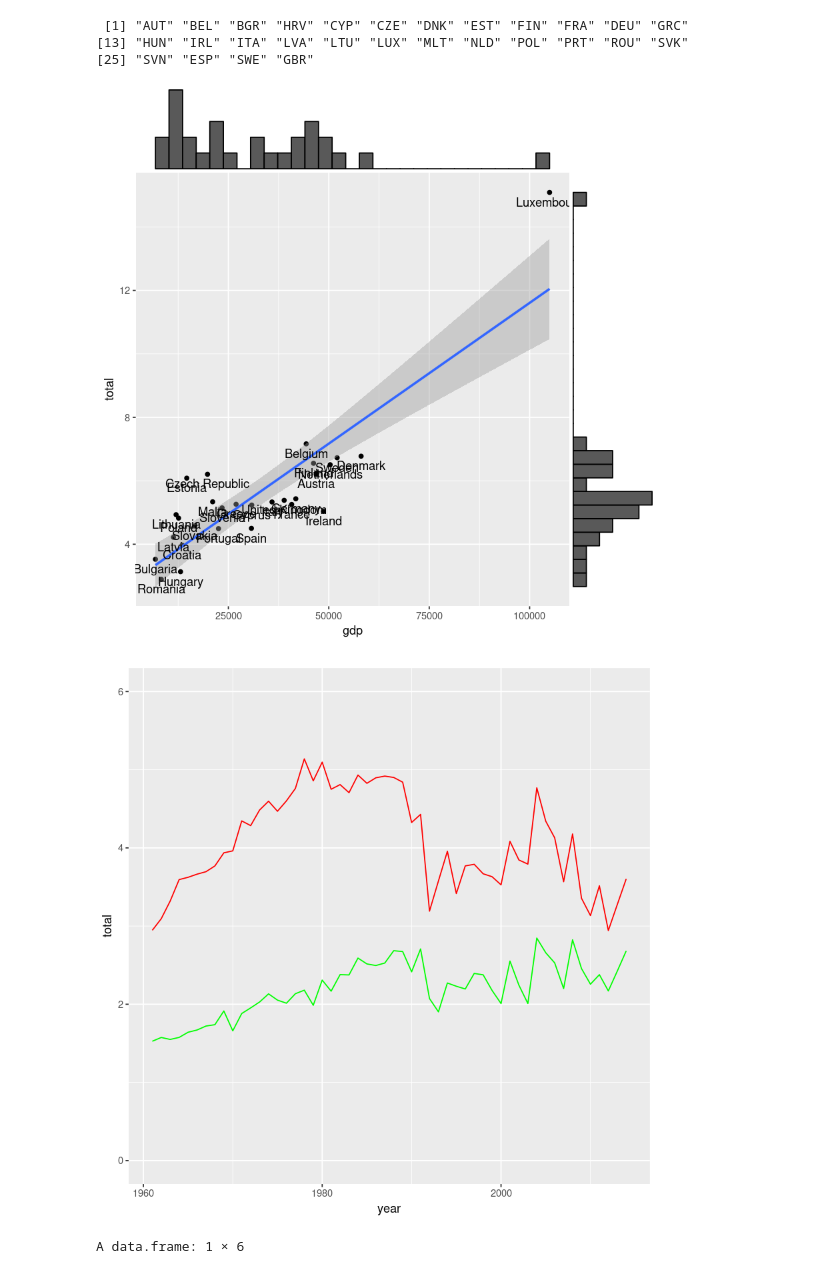
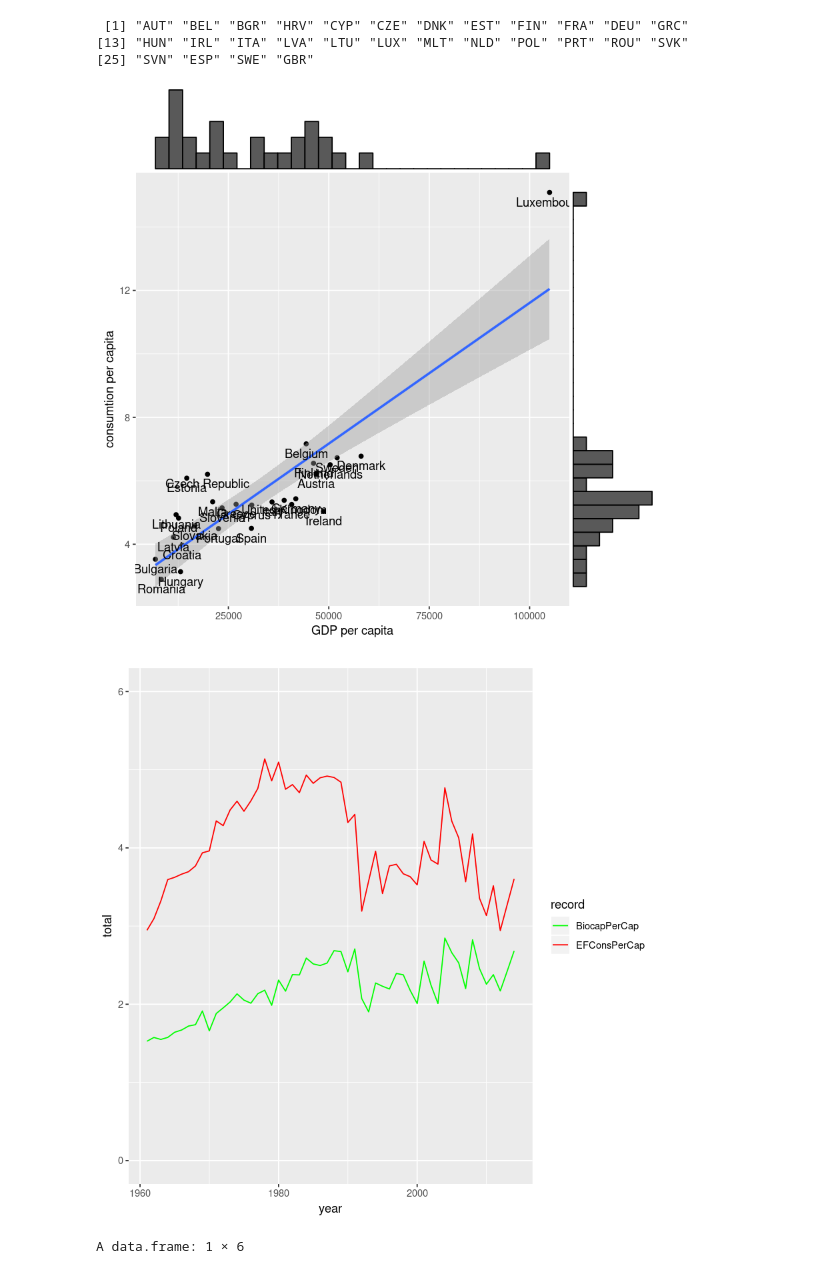
Before and after one commit to Helegris0/footprintr, a Jupyter notebook: ecological_footprint.ipynb, the cells around one changed output. Cells and saved outputs as stored; diff of their text form; code cells hidden in the pictures.

```diff
--- a/ecological_footprint.ipynb
+++ b/ecological_footprint.ipynb
@@ -6,4 +7,4 @@ library(tidyverse)
 # %% [markdown]
 Adatok forrása: https://www.kaggle.com/footprintnetwork/national-footprint-accounts-2018
 # %%
-data <- read.csv('NFA_2018.csv')
+(data <- read.csv('NFA_2018.csv'))
@@ -69,21 +107,23 @@ data_eu_percap <- data %>%
 plot_center = ggplot(data_eu_percap, aes(x=gdp, y=total)) +
     geom_point() +
     geom_smooth(method='lm') +
-    geom_text(aes(label=country), vjust=1.5)
+    geom_text(aes(label=country), vjust=1.5) +
+    xlab('GDP per capita') +
+    ylab('consumtion per capita')
 ggMarginal(plot_center, type='histogram')
 # %% [output]
-[figure, old version]
+[figure, new version]
 # %%
 data_hun <- data %>%
-    filter(record == 'EFConsPerCap' | record == 'BiocapPerCap', country == 'Hungary') %>%
+    filter(record == 'BiocapPerCap' | record == 'EFConsPerCap', country == 'Hungary') %>%
     select(year, record, total)
 # %%
 ggplot(data_hun, aes(year)) +
-    geom_line(aes(y=total), data=.%>%filter(record == 'EFConsPerCap'), color='red') +
-    geom_line(aes(y=total), data=.%>%filter(record == 'BiocapPerCap'), color='green') +
-    scale_y_continuous(limits = c(0, 6))
+    geom_line(aes(y=total, color=record)) +
+    scale_colour_manual(values =c('BiocapPerCap'='green', 'EFConsPerCap'='red')) +
+    scale_y_continuous(limits=c(0, 6))
 # %% [output]
-[figure, old version]
+[figure, new version]
 # %%
 (record_world <- data %>%
     filter(record == 'EFConsTotGHA', country == 'World', year == max_year) %>%
```
Also changed, not shown: parts of 9 cells of this notebook.
